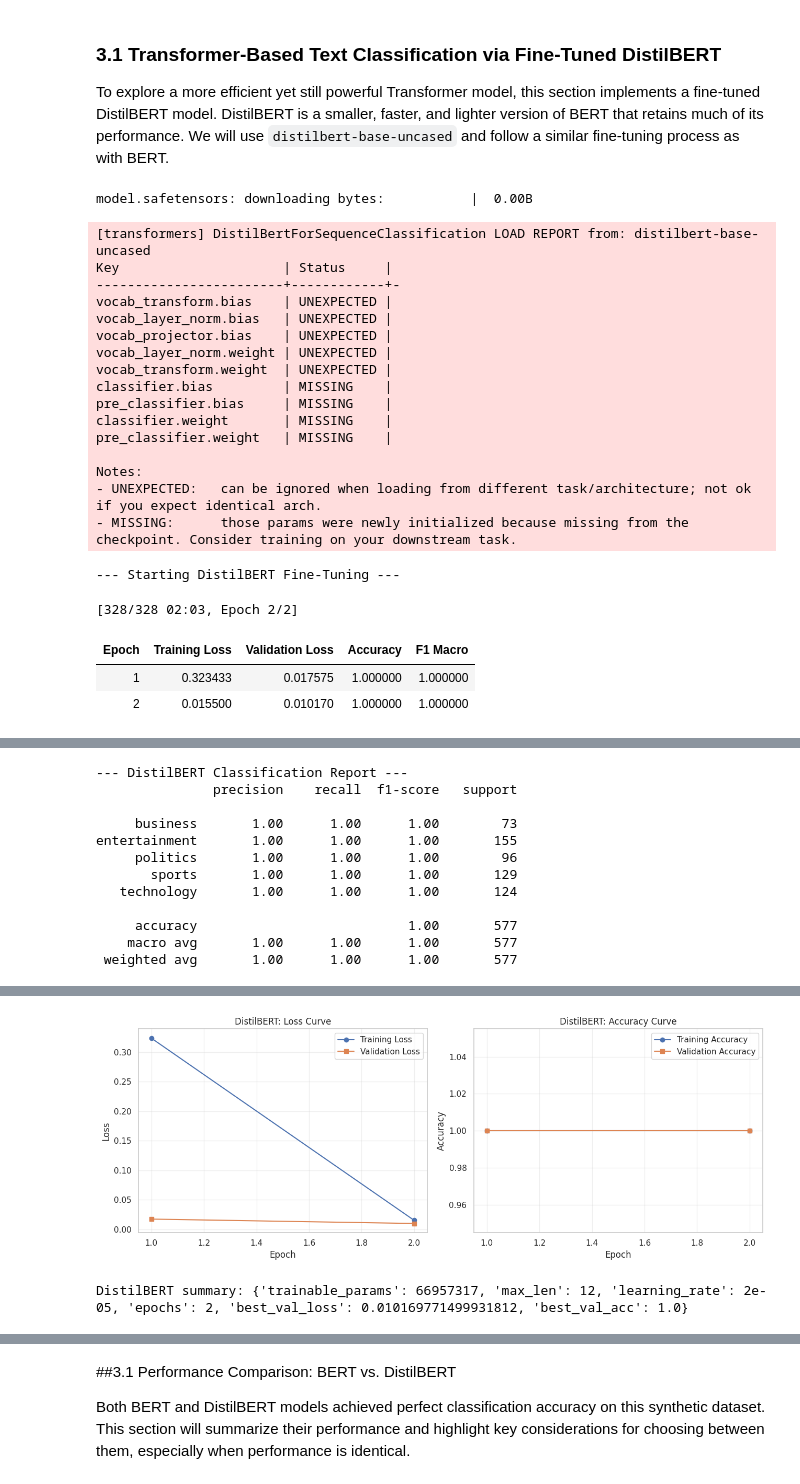
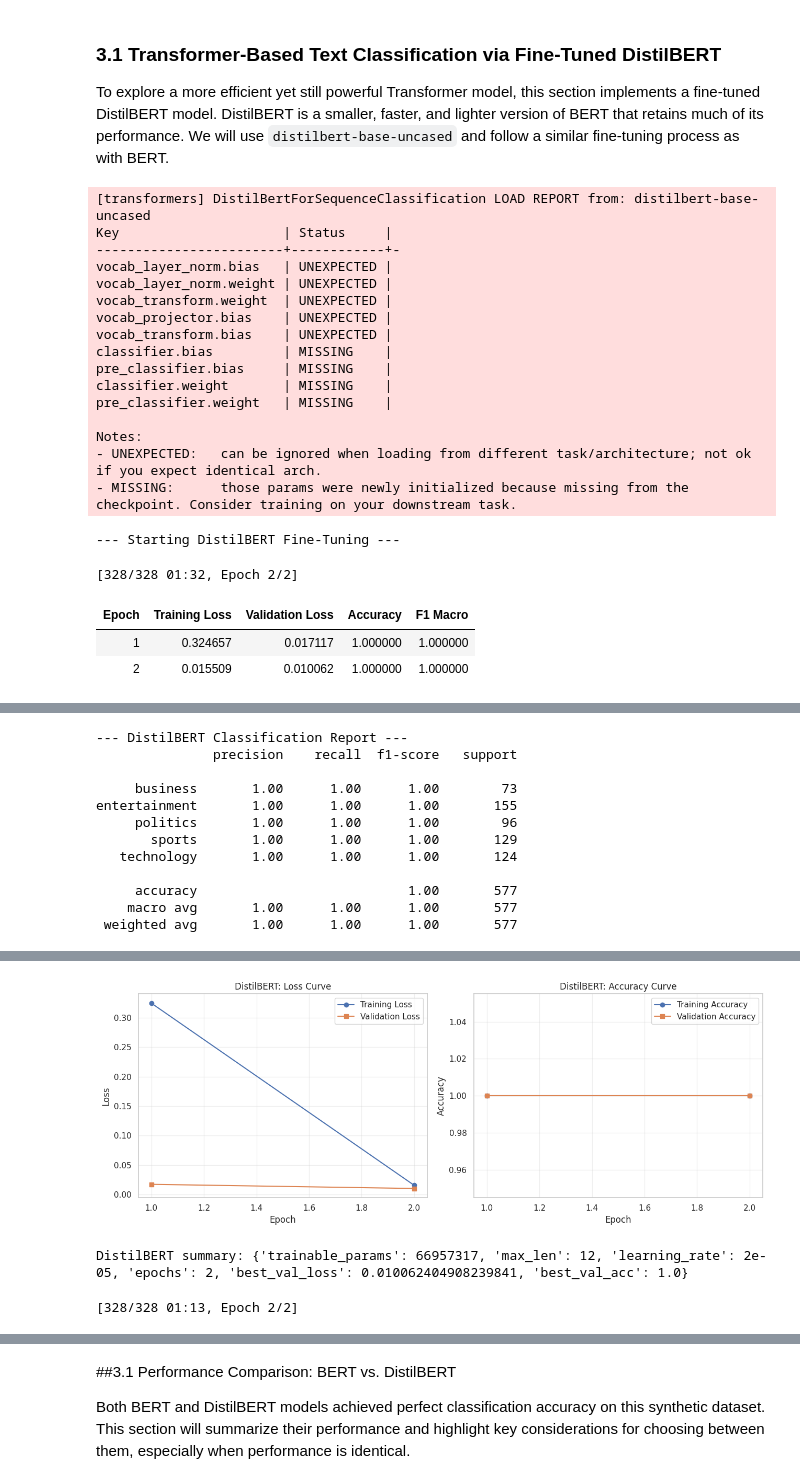
Before and after one commit to francescachn/Text-mining-project, a Jupyter notebook: Copia_di_progetto_data_.ipynb, the cells around one changed output, grey strips where cells are left out. Saved outputs shown, nothing was run; the diff lists cells and outputs as text; code cells hidden in the pictures.

```diff
--- a/Copia_di_progetto_data_.ipynb
+++ b/Copia_di_progetto_data_.ipynb
@@ -1457,66 +1463,68 @@ for p in ax.patches:
     ax.annotate(f"{int(p.get_height())}", (p.get_x() + p.get_width() / 2.0, p.get_height()),
                 ha="center", va="bottom", xytext=(0, 3), textcoords="offset points")
 plt.tight_layout(); plt.show()
 
 # ------------------------------------------------------------
 # 9. Extract history — uses the SAME extract_hf_history() from the BERT cell
 # ------------------------------------------------------------
 distilbert_history = extract_hf_history(trainer_distil, train_acc_callback_distil)
 
 # ------------------------------------------------------------
 # 10. Visualization — uses the SAME plot_training_curves() (with the
 #     empty-history guard) from the BERT cell
 # ------------------------------------------------------------
 all_histories["DistilBERT"] = distilbert_history
 plot_training_curves(distilbert_history, "DistilBERT")
 
 # ------------------------------------------------------------
 # 11. Cross-model metadata tracking
 # ------------------------------------------------------------
 model_summary["DistilBERT"] = {
     "trainable_params": distil_model.num_parameters(),
     "max_len": MAX_LEN,
     "learning_rate": LEARNING_RATE,
     "epochs": EPOCHS,
     "best_val_loss": min(l for _, l in distilbert_history["eval"]),
     "best_val_acc": distilbert_history["eval_acc"][-1][1],
 }
 print("\nDistilBERT summary:", model_summary["DistilBERT"])
+
+trainer_distil.train()
+trainer_distil.save_model("./results_distilbert")
 # %% [output]
-model.safetensors: downloading bytes:           |  0.00B
+[transformers] DistilBertForSequenceClassification LOAD REPORT from: distilbert-base-uncased
+Key                     | Status     |
+------------------------+------------+-
+vocab_layer_norm.bias   | UNEXPECTED |
+vocab_layer_norm.weight | UNEXPECTED |
+vocab_transform.weight  | UNEXPECTED |
+vocab_projector.bias    | UNEXPECTED |
+vocab_transform.bias    | UNEXPECTED |
+classifier.bias         | MISSING    |
+pre_classifier.bias     | MISSING    |
+classifier.weight       | MISSING    |
+pre_classifier.weight   | MISSING    |
+
+Notes:
+- UNEXPECTED:   can be ignored when loading from different task/architecture; not ok if you expect identical arch.
+- MISSING:      those params were newly initialized because missing from the checkpoint. Consider training on your downstream task.
-[transformers] DistilBertForSequenceClassification LOAD REPORT from: distilbert-base-uncased
-Key                     | Status     |
-------------------------+------------+-
-vocab_transform.bias    | UNEXPECTED |
-vocab_layer_norm.bias   | UNEXPECTED |
-vocab_projector.bias    | UNEXPECTED |
-vocab_layer_norm.weight | UNEXPECTED |
-vocab_transform.weight  | UNEXPECTED |
-classifier.bias         | MISSING    |
-pre_classifier.bias     | MISSING    |
-classifier.weight       | MISSING    |
-pre_classifier.weight   | MISSING    |
-
-Notes:
-- UNEXPECTED:   can be ignored when loading from different task/architecture; not ok if you expect identical arch.
-- MISSING:      those params were newly initialized because missing from the checkpoint. Consider training on your downstream task.
+--- Starting DistilBERT Fine-Tuning ---
---- Starting DistilBERT Fine-Tuning ---
+[328/328 01:32, Epoch 2/2]
-[328/328 02:03, Epoch 2/2]
 | Epoch | Training Loss | Validation Loss | Accuracy | F1 Macro |
-| 1 | 0.323433 | 0.017575 | 1.000000 | 1.000000 |
-| 2 | 0.015500 | 0.010170 | 1.000000 | 1.000000 |
+| 1 | 0.324657 | 0.017117 | 1.000000 | 1.000000 |
+| 2 | 0.015509 | 0.010062 | 1.000000 | 1.000000 |
 [interactive output not drawn]
---- DistilBERT Classification Report ---
-               precision    recall  f1-score   support
-
-     business       1.00      1.00      1.00        73
-entertainment       1.00      1.00      1.00       155
-     politics       1.00      1.00      1.00        96
-       sports       1.00      1.00      1.00       129
-   technology       1.00      1.00      1.00       124
-
-     accuracy                           1.00       577
-    macro avg       1.00      1.00      1.00       577
- weighted avg       1.00      1.00      1.00       577
+--- DistilBERT Classification Report ---
+               precision    recall  f1-score   support
+
+     business       1.00      1.00      1.00        73
+entertainment       1.00      1.00      1.00       155
+     politics       1.00      1.00      1.00        96
+       sports       1.00      1.00      1.00       129
+   technology       1.00      1.00      1.00       124
+
+     accuracy                           1.00       577
+    macro avg       1.00      1.00      1.00       577
+ weighted avg       1.00      1.00      1.00       577
 [figure]
 [interactive output not drawn]
@@ -1540,3 +1548,4 @@ Saved predictions to distilbert_test_predictions.csv
 [figure]
 [figure]
+DistilBERT summary: {'trainable_params': 66957317, 'max_len': 12, 'learning_rate': 2e-05, 'epochs': 2, 'best_val_loss': 0.010062404908239841, 'best_val_acc': 1.0}
-DistilBERT summary: {'trainable_params': 66957317, 'max_len': 12, 'learning_rate': 2e-05, 'epochs': 2, 'best_val_loss': 0.010169771499931812, 'best_val_acc': 1.0}
+[328/328 01:13, Epoch 2/2]
```
Also changed, not shown: parts of 8 cells of this notebook.
